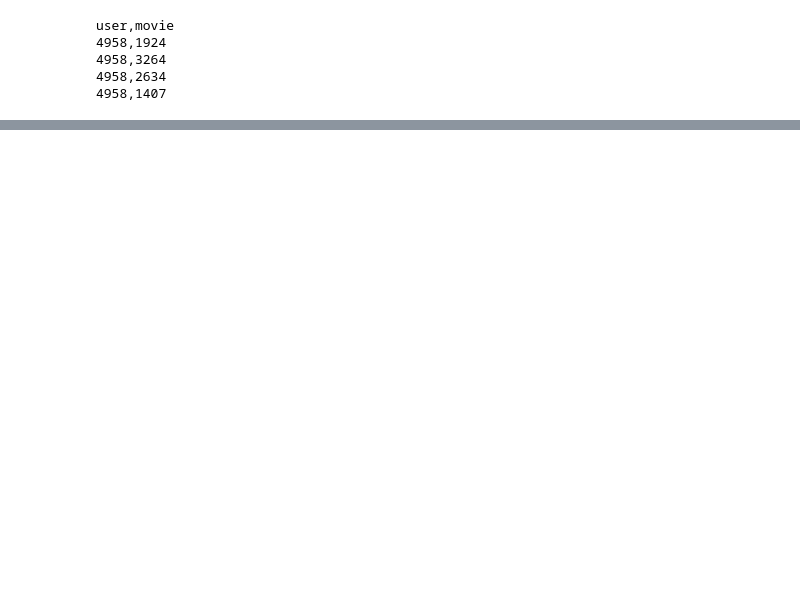
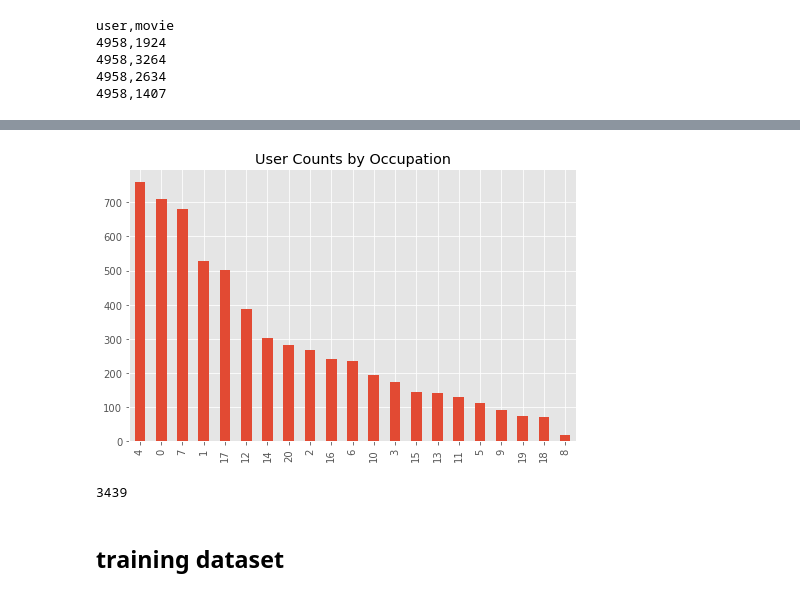
Before and after one commit to jkh-code/movie-recommender, a Jupyter notebook: notebooks/eda-jamal.ipynb, the cells around one changed output, grey strips where cells are left out. Drawn from its saved outputs; the diff is of its cells as text; code cells hidden in the pictures; blank space fills up the shorter version.

```diff
--- a/notebooks/eda-jamal.ipynb
+++ b/notebooks/eda-jamal.ipynb
@@ -39,0 +211,12 @@ user,movie
+# %%
+fig, ax = plt.subplots(figsize=(8, 5))
+df_users["Occupation"].value_counts().plot(kind="bar", ax=ax)
+ax.set_title("User Counts by Occupation");
+# %% [output]
+[figure, added]
+# %%
+df_users["Zip-code"].nunique()
+# %% [output]
+3439
+# %% [markdown]
+## training dataset
```
Also changed, not shown: parts of 38 cells of this notebook.
